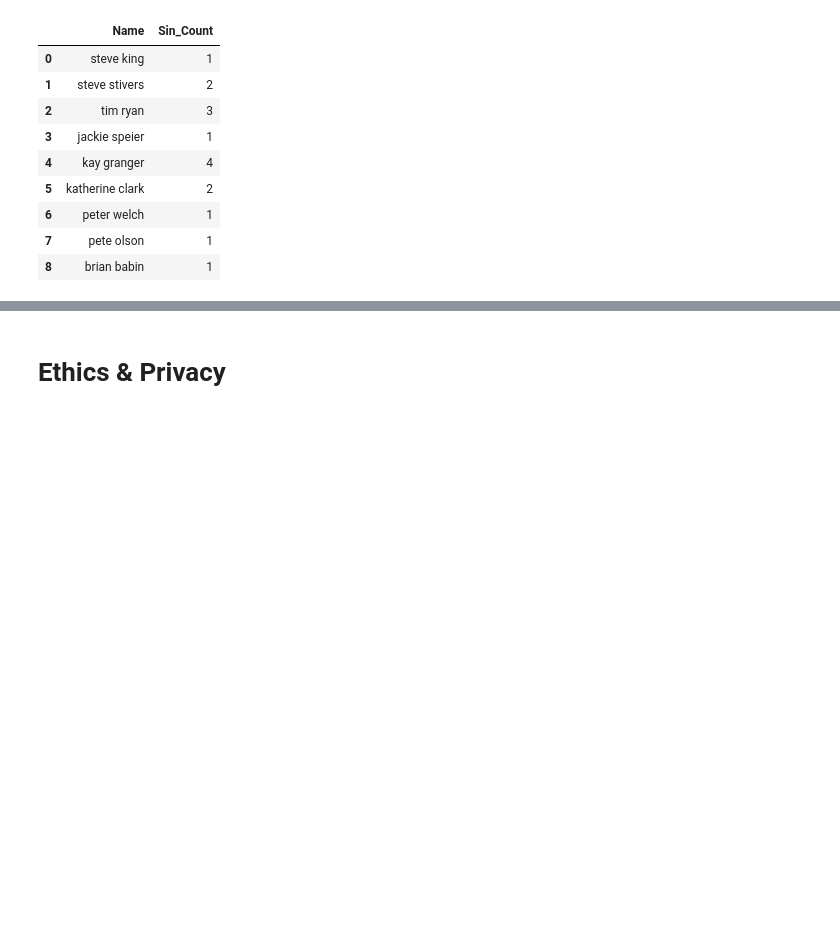
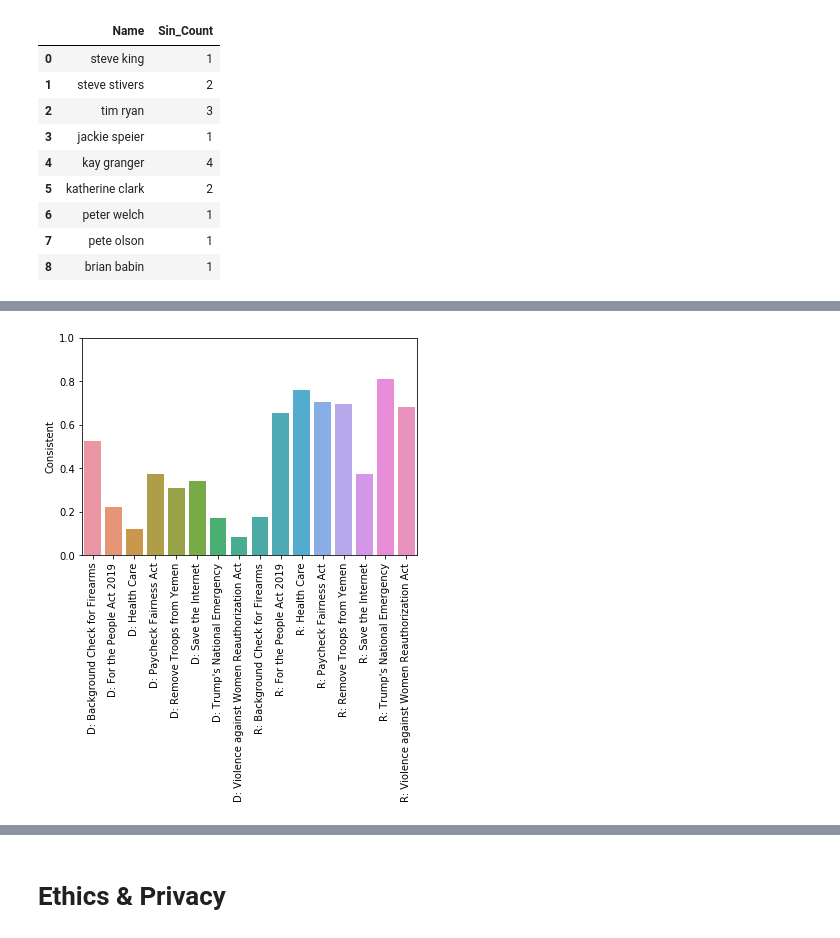
Before and after one commit to annsudhart/politician-tweet-analysis, a Jupyter notebook: data_collection.ipynb, the cells around one changed output, grey strips where cells are left out. Cells and saved outputs as stored; diff of their text form; code cells hidden in the pictures; blank space fills up the shorter version.

```diff
--- a/data_collection.ipynb
+++ b/data_collection.ipynb
@@ -978,0 +1189,8 @@ kay granger is the ultimate voting sinner on all our bills at 4 abstained votes
+# %%
+by_party_bill = votes_mod.groupby(['Party', 'Bill'])['Consistent'].mean()
+party_bill_ind = [x + ": " + y for x,y in by_party_bill.index]
+by_party_bill = sns.barplot(x = party_bill_ind, y = by_party_bill)
+by_party_bill.set_xticklabels(labels = party_bill_ind, rotation=90);
+by_party_bill.axes.set_ylim(0,1);
+# %% [output]
+[figure, added]
```
Also changed, not shown: parts of 35 cells of this notebook.
